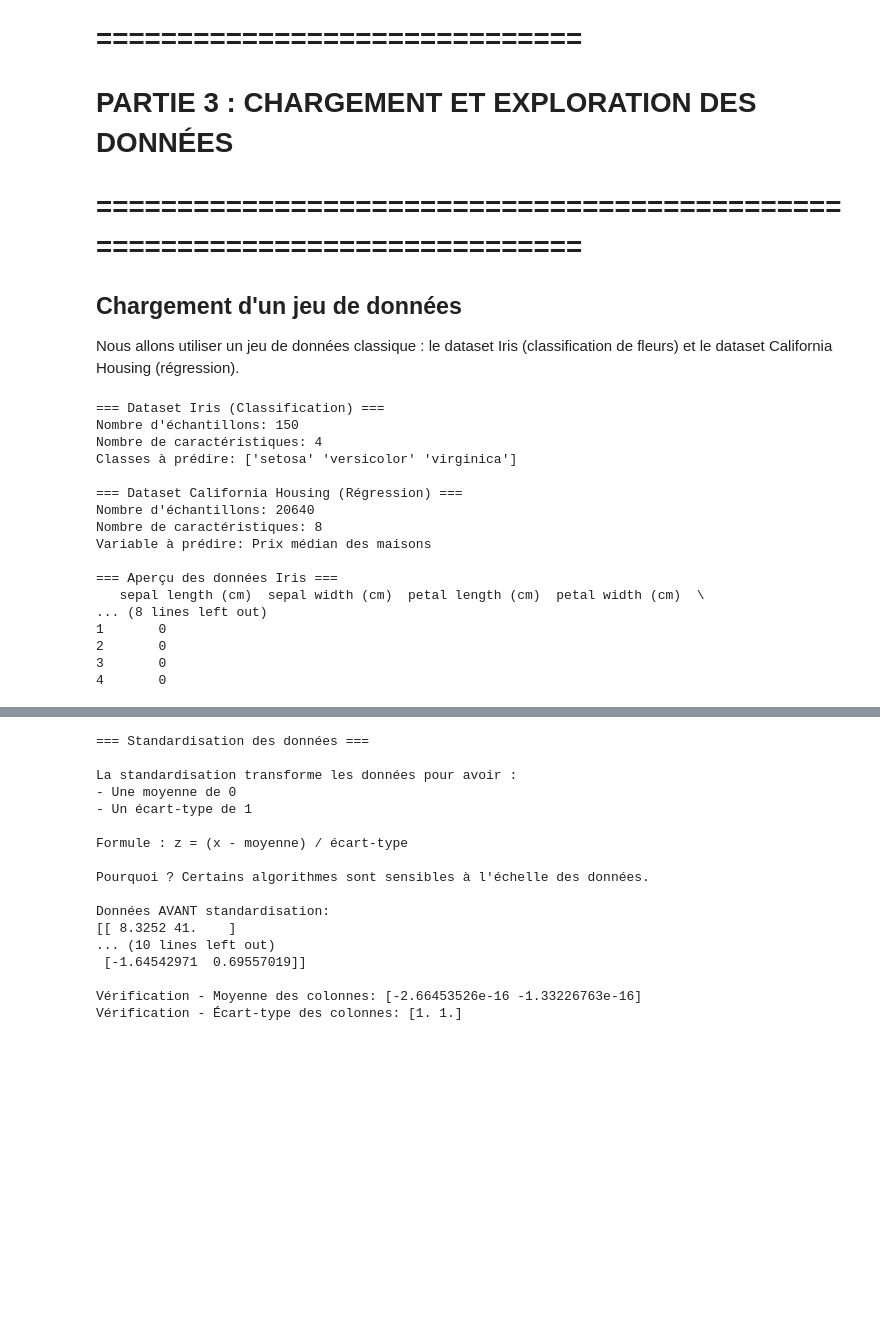
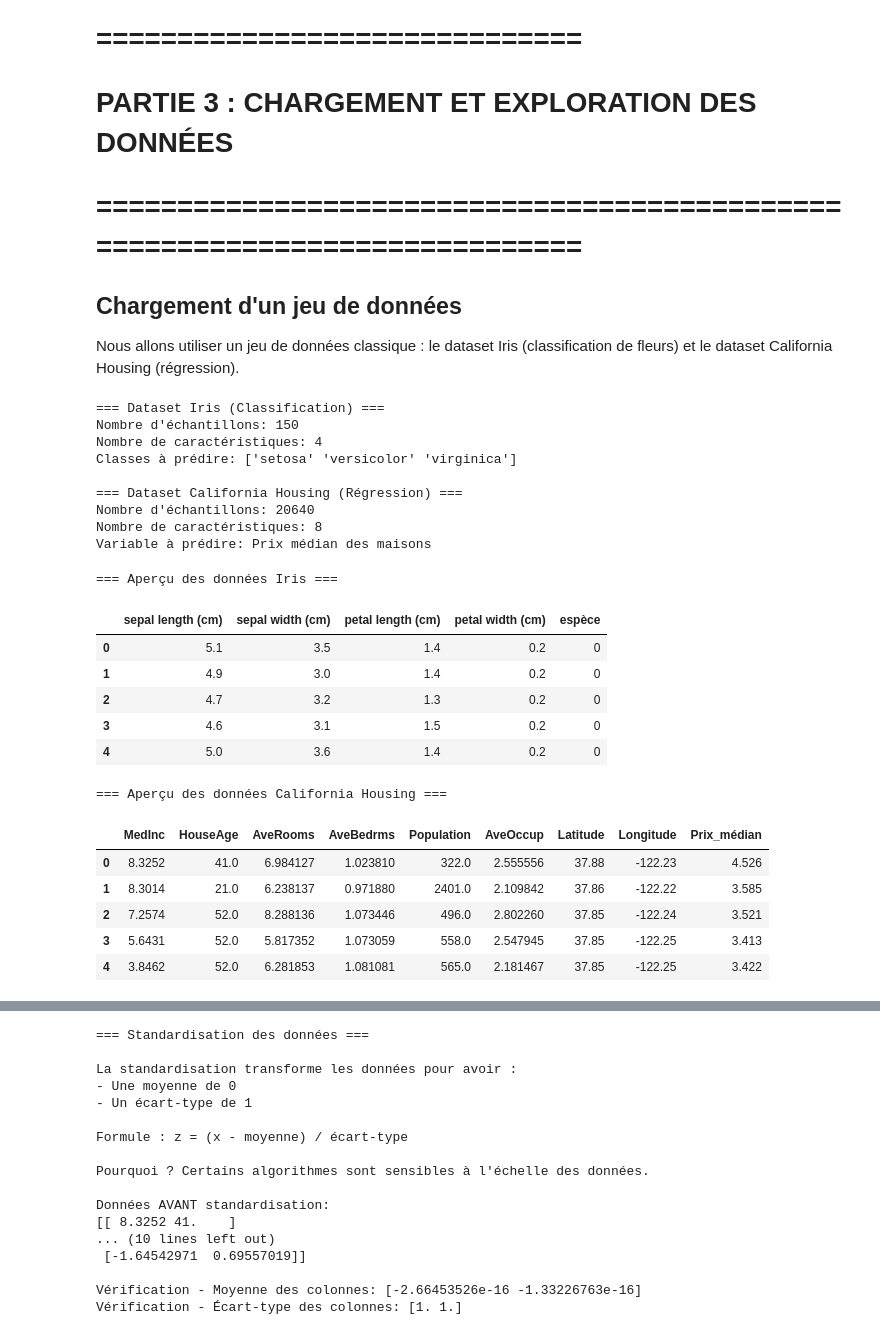
Before and after one commit to jkarsenty/ai-dev-teaching-hub, a Jupyter notebook: Machine-Learning/Part1/Alyra-intro-ML.ipynb, the cells around one changed output, grey strips where cells are left out. Cells and saved outputs as stored; diff of their text form; code cells hidden in the pictures; blank space fills up the shorter version.

```diff
--- a/Machine-Learning/Part1/Alyra-intro-ML.ipynb
+++ b/Machine-Learning/Part1/Alyra-intro-ML.ipynb
@@ -122,12 +123,6 @@ print("=== Dataset California Housing (Régression) ===")
 print("Nombre d'échantillons:", housing.data.shape[0])
 print("Nombre de caractéristiques:", housing.data.shape[1])
 print("Variable à prédire: Prix médian des maisons")
-
-# Création d'un DataFrame pour mieux visualiser les données
-df_iris = pd.DataFrame(iris.data, columns=iris.feature_names)
-df_iris['espèce'] = iris.target
-print("\n=== Aperçu des données Iris ===")
-print(df_iris.head())
 # %% [output]
 === Dataset Iris (Classification) ===
 Nombre d'échantillons: 150
@@ -138,14 +133,33 @@ Classes à prédire: ['setosa' 'versicolor' 'virginica']
 Nombre d'échantillons: 20640
 Nombre de caractéristiques: 8
 Variable à prédire: Prix médian des maisons
-
-=== Aperçu des données Iris ===
-   sepal length (cm)  sepal width (cm)  petal length (cm)  petal width (cm)  \
-... (8 lines left out)
-1       0
-2       0
-3       0
-4       0
+# %%
+# Création d'un DataFrame pour mieux visualiser les données
+df_iris = pd.DataFrame(iris.data, columns=iris.feature_names)
+df_iris['espèce'] = iris.target
+print("\n=== Aperçu des données Iris ===")
+display(df_iris.head())
+
+# Chargement du dataset California Housing pour la régression
+df_housing = pd.DataFrame(housing.data, columns=housing.feature_names)
+df_housing['Prix_médian'] = housing.target
+print("\n=== Aperçu des données California Housing ===")
+display(df_housing.head())
+# %% [output]
+=== Aperçu des données Iris ===
+|  | sepal length (cm) | sepal width (cm) | petal length (cm) | petal width (cm) | espèce |
+| 0 | 5.1 | 3.5 | 1.4 | 0.2 | 0 |
+| 1 | 4.9 | 3.0 | 1.4 | 0.2 | 0 |
+| 2 | 4.7 | 3.2 | 1.3 | 0.2 | 0 |
+| 3 | 4.6 | 3.1 | 1.5 | 0.2 | 0 |
+| 4 | 5.0 | 3.6 | 1.4 | 0.2 | 0 |
+=== Aperçu des données California Housing ===
+|  | MedInc | HouseAge | AveRooms | AveBedrms | Population | AveOccup | Latitude | Longitude | Prix_médian |
+| 0 | 8.3252 | 41.0 | 6.984127 | 1.023810 | 322.0 | 2.555556 | 37.88 | -122.23 | 4.526 |
+| 1 | 8.3014 | 21.0 | 6.238137 | 0.971880 | 2401.0 | 2.109842 | 37.86 | -122.22 | 3.585 |
+| 2 | 7.2574 | 52.0 | 8.288136 | 1.073446 | 496.0 | 2.802260 | 37.85 | -122.24 | 3.521 |
+| 3 | 5.6431 | 52.0 | 5.817352 | 1.073059 | 558.0 | 2.547945 | 37.85 | -122.25 | 3.413 |
+| 4 | 3.8462 | 52.0 | 6.281853 | 1.081081 | 565.0 | 2.181467 | 37.85 | -122.25 | 3.422 |
 # %% [markdown]
 # ============================================================================
 # PARTIE 4 : PRÉ-PROCESSING DES DONNÉES
```
Also changed, not shown: parts of 9 cells of this notebook, 4 other files.
